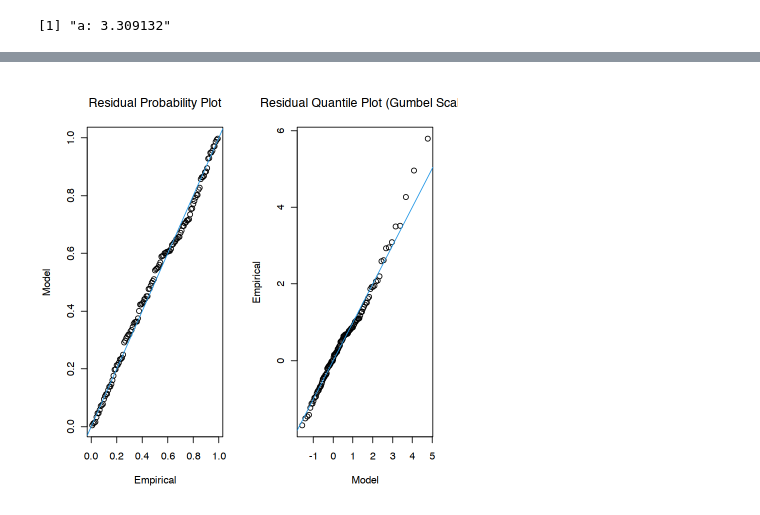
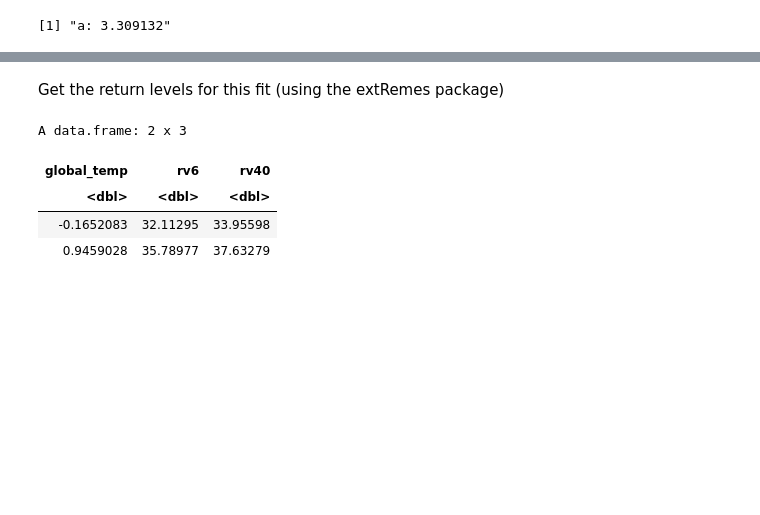
Before and after one commit to C3S-attribution-service/ToolsTesting, a Jupyter notebook: fit_gev.ipynb, the cells around one changed output, grey strips where cells are left out. Drawn from its saved outputs; the diff is of its cells as text; code cells hidden in the pictures; blank space fills up the shorter version.

```diff
--- a/fit_gev.ipynb
+++ b/fit_gev.ipynb
@@ -160,4 +139,19 @@ lines(giss_data_1901_2019$globalmeantemp, fit$vals[,1], col="red",lty=2)
-# %%
-gev.diag(fit)
-# %% [output]
-[figure, removed]
+# %% [markdown]
+ Get the return levels for this fit (using the extRemes package)
+# %%
+start_6year = rlevd(6, loc = location_1901, scale = scale_1901, shape = shape_1901, threshold = 0, type = "GEV", npy = 365.25)
+end_6year = rlevd(6, loc = location_2019, scale = scale_2019, shape = shape_2019, threshold = 0, type = "GEV", npy = 365.25)
+start_40year = rlevd(40, loc = location_1901, scale = scale_1901, shape = shape_1901, threshold = 0, type = "GEV", npy = 365.25)
+end_40year = rlevd(40, loc = location_2019, scale = scale_2019, shape = shape_2019, threshold = 0, type = "GEV", npy = 365.25)
+
+global_temp_1901 = giss_data_1901_2019$globalmeantemp[1]
+global_temp_2019 = tail(giss_data_1901_2019$globalmeantemp, n=1)
+
+return_vals = data.frame(global_temp=c(global_temp_1901, global_temp_2019), rv6=c(start_6year, end_6year), rv40=c(start_40year, end_40year))
+return_vals
+# %% [output]
+A data.frame: 2 x 3
+| global_temp | rv6 | rv40 |
+| <dbl> | <dbl> | <dbl> |
+| -0.1652083 | 32.11295 | 33.95598 |
+| 0.9459028 | 35.78977 | 37.63279 |
```
Also changed, not shown: parts of 13 cells of this notebook, 3 other files.
